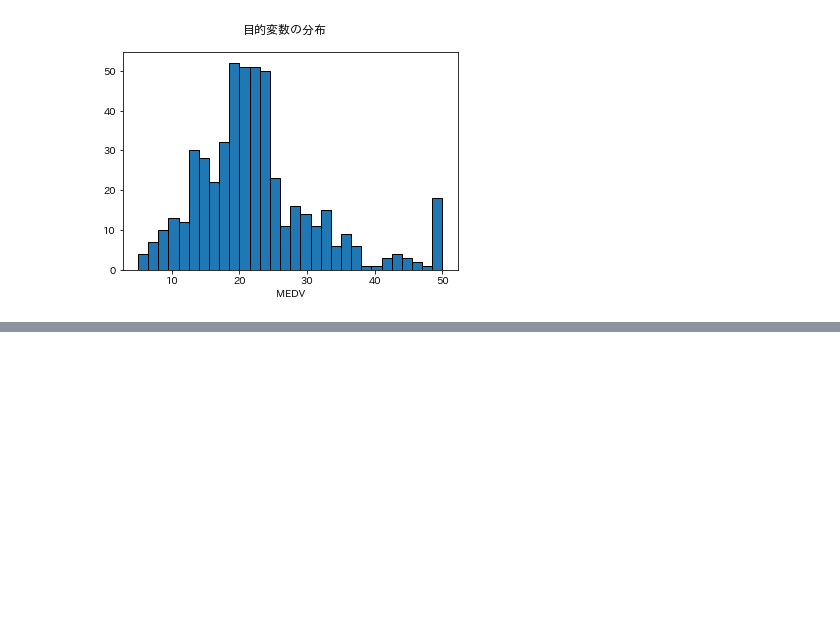
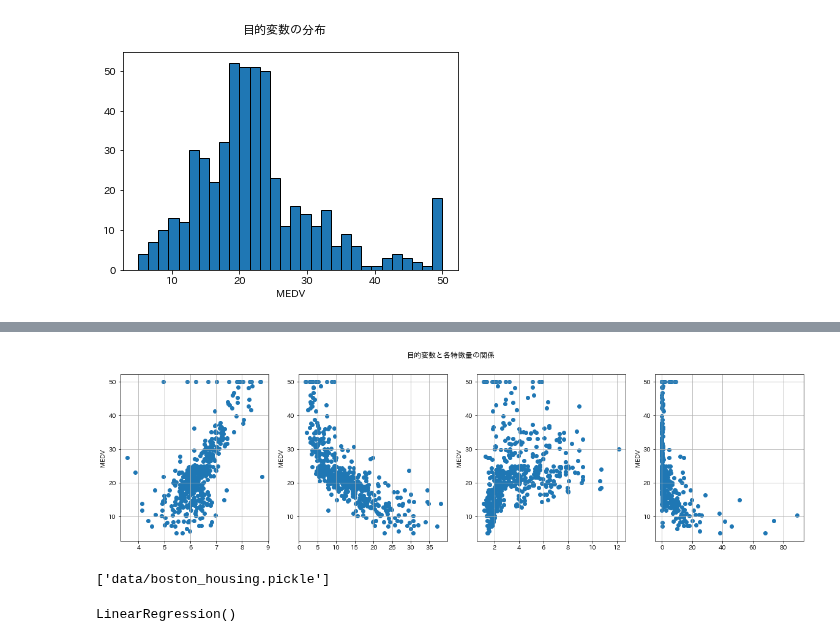
Before and after one commit to morison28/ml-interpretation, a Jupyter notebook: 02.ipynb, the cells around one changed output, grey strips where cells are left out. Saved outputs shown, nothing was run; the diff lists cells and outputs as text; code cells hidden in the pictures; blank space fills up the shorter version.

```diff
--- a/02.ipynb
+++ b/02.ipynb
@@ -53,0 +95,19 @@ plot_histgram(y, title='目的変数の分布', x_label='MEDV')
+# %%
+def plot_scatter(X, y, title=None):
+    """
+    目的変数と特徴量の散布図の作成
+    """
+    cols = X.columns
+    fig, axes = plt.subplots(nrows=1, ncols=4, figsize=(20,5))
+    for ax, c in zip(axes.ravel(), cols):
+        ax.scatter(X[c], y)
+        ax.set_ylabel('MEDV')
+        ax.grid()
+    fig.suptitle(title)
+    fig.show()
+# %%
+use_cols = ['RM', 'LSTAT', 'DIS', 'CRIM']
+title = '目的変数と各特徴量の関係'
+plot_scatter(X[use_cols], y, title=title)
+# %% [output]
+[figure, added]
@@ -53,0 +119,13 @@ plot_histgram(y, title='目的変数の分布', x_label='MEDV')
+# %%
+# 書き出し
+
+joblib.dump(
+    [X_train, X_test, y_train, y_test],
+    filename = 'data/boston_housing.pickle')
+# %% [output]
+['data/boston_housing.pickle']
+# %%
+model = LinearRegression()
+model.fit(X_train, y_train)
+# %% [output]
+LinearRegression()
```
Also changed, not shown: parts of 42 cells of this notebook.
